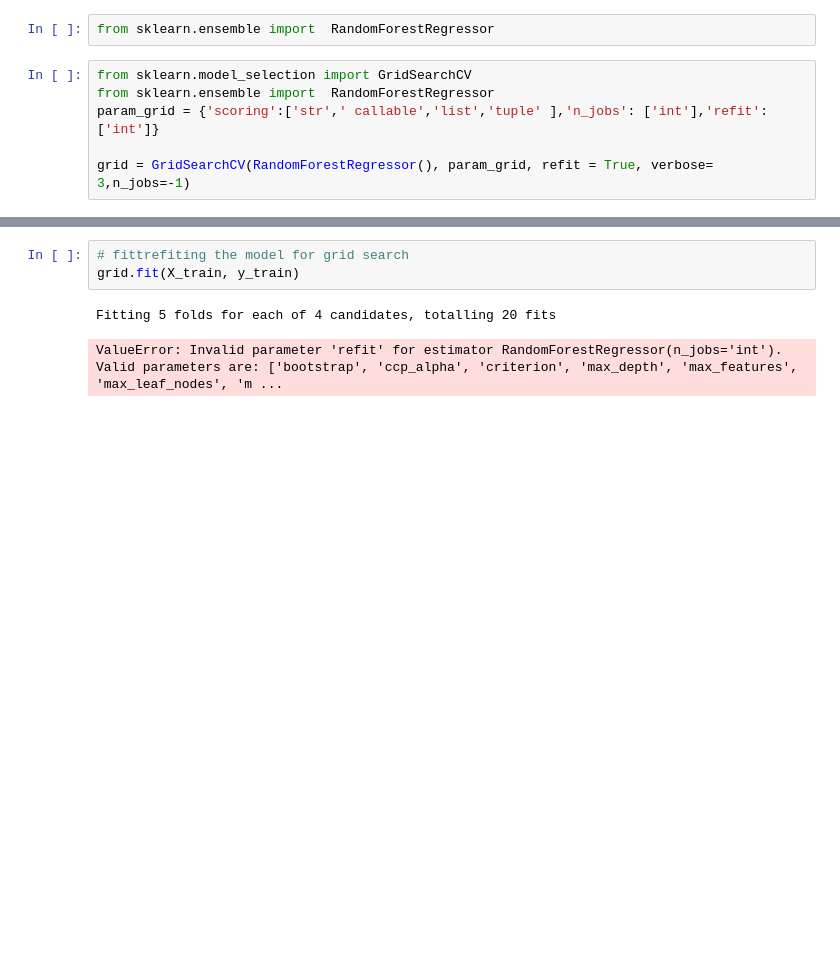
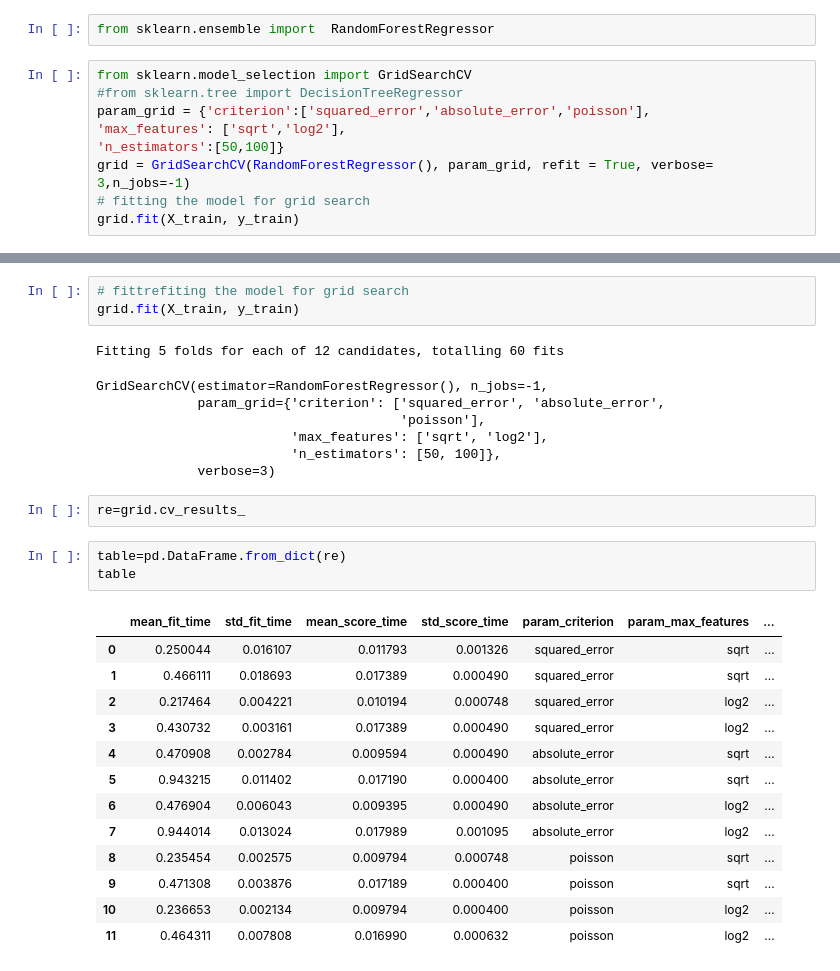
Before and after one commit to sharma-sha/Grid-Algorithm-Regression, a Jupyter notebook: 3.RF-Grid.ipynb, the cells around one changed output, grey strips where cells are left out. Saved outputs shown, nothing was run; the diff lists cells and outputs as text; blank space fills up the shorter version.

```diff
--- a/3.RF-Grid.ipynb
+++ b/3.RF-Grid.ipynb
@@ -91,7 +91,10 @@ X_test = sc.transform(X_test)
 from sklearn.ensemble import  RandomForestRegressor
 # %%
 from sklearn.model_selection import GridSearchCV
-from sklearn.ensemble import  RandomForestRegressor
-param_grid = {'scoring':['str',' callable','list','tuple' ],'n_jobs': ['int'],'refit':['int']}
-
+#from sklearn.tree import DecisionTreeRegressor
+param_grid = {'criterion':['squared_error','absolute_error','poisson'],
+'max_features': ['sqrt','log2'],
+'n_estimators':[50,100]}
 grid = GridSearchCV(RandomForestRegressor(), param_grid, refit = True, verbose= 3,n_jobs=-1)
+# fitting the model for grid search
+grid.fit(X_train, y_train)
@@ -99,5 +110,29 @@ grid = GridSearchCV(RandomForestRegressor(), param_grid, refit = True, verbose=
 # fittrefiting the model for grid search
 grid.fit(X_train, y_train)
 # %% [output]
-Fitting 5 folds for each of 4 candidates, totalling 20 fits
+Fitting 5 folds for each of 12 candidates, totalling 60 fits
-ValueError: Invalid parameter 'refit' for estimator RandomForestRegressor(n_jobs='int'). Valid parameters are: ['bootstrap', 'ccp_alpha', 'criterion', 'max_depth', 'max_features', 'max_leaf_nodes', 'm ...
+GridSearchCV(estimator=RandomForestRegressor(), n_jobs=-1,
+             param_grid={'criterion': ['squared_error', 'absolute_error',
+                                       'poisson'],
+                         'max_features': ['sqrt', 'log2'],
+                         'n_estimators': [50, 100]},
+             verbose=3)
+# %%
+re=grid.cv_results_
+# %%
+table=pd.DataFrame.from_dict(re)
+table
+# %% [output]
+|  | mean_fit_time | std_fit_time | mean_score_time | std_score_time | param_criterion | param_max_features | ... |
+| 0 | 0.250044 | 0.016107 | 0.011793 | 0.001326 | squared_error | sqrt | ... |
+| 1 | 0.466111 | 0.018693 | 0.017389 | 0.000490 | squared_error | sqrt | ... |
+| 2 | 0.217464 | 0.004221 | 0.010194 | 0.000748 | squared_error | log2 | ... |
+| 3 | 0.430732 | 0.003161 | 0.017389 | 0.000490 | squared_error | log2 | ... |
+| 4 | 0.470908 | 0.002784 | 0.009594 | 0.000490 | absolute_error | sqrt | ... |
+| 5 | 0.943215 | 0.011402 | 0.017190 | 0.000400 | absolute_error | sqrt | ... |
+| 6 | 0.476904 | 0.006043 | 0.009395 | 0.000490 | absolute_error | log2 | ... |
+| 7 | 0.944014 | 0.013024 | 0.017989 | 0.001095 | absolute_error | log2 | ... |
+| 8 | 0.235454 | 0.002575 | 0.009794 | 0.000748 | poisson | sqrt | ... |
+| 9 | 0.471308 | 0.003876 | 0.017189 | 0.000400 | poisson | sqrt | ... |
+| 10 | 0.236653 | 0.002134 | 0.009794 | 0.000400 | poisson | log2 | ... |
+| 11 | 0.464311 | 0.007808 | 0.016990 | 0.000632 | poisson | log2 | ... |
```
Also changed, not shown: parts of 3 cells of this notebook.
